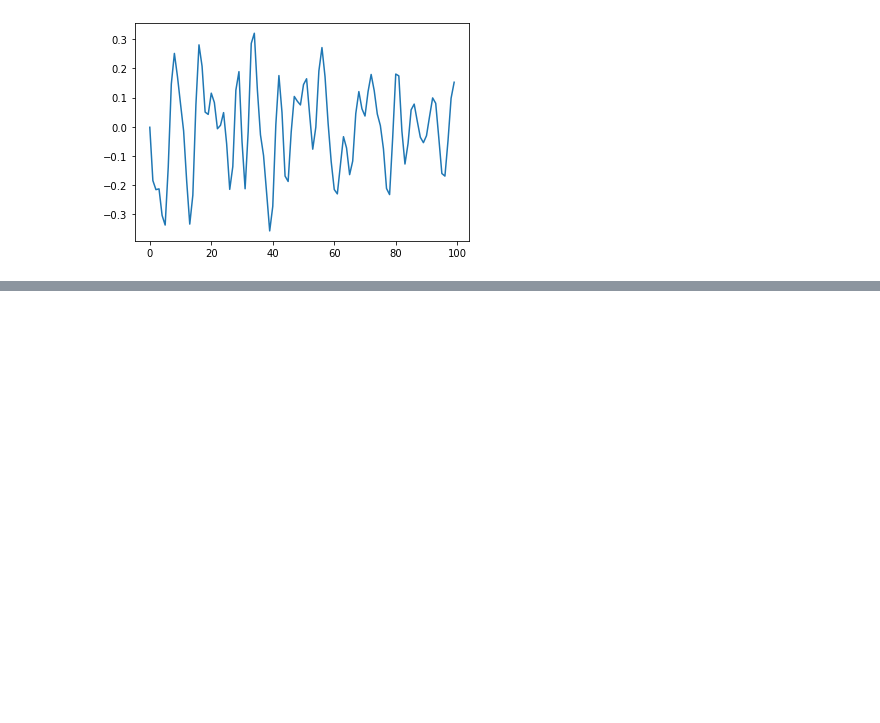
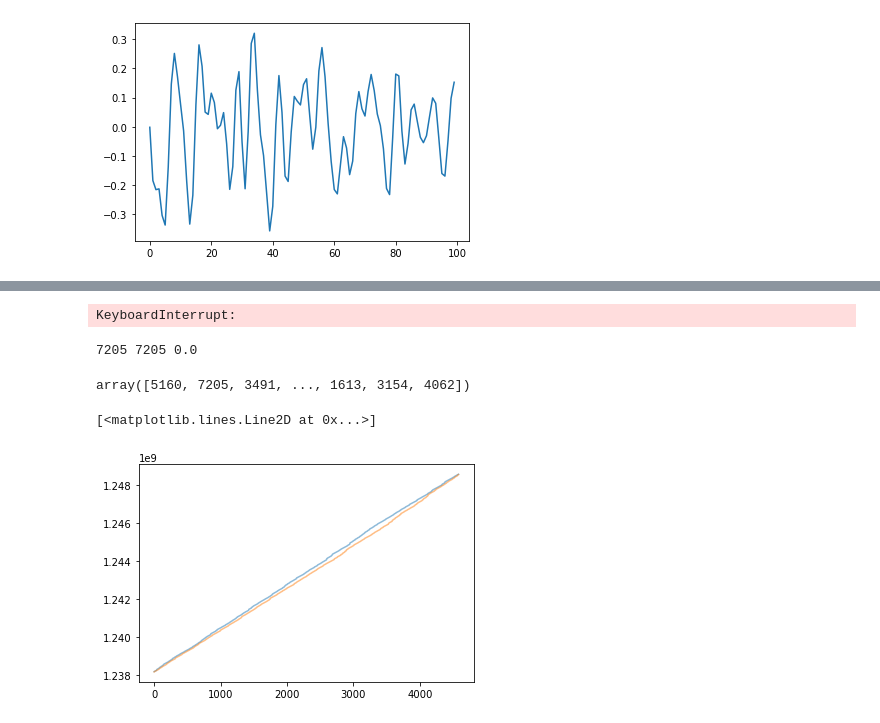
Before and after one commit to analokmaus/kaggle-g2net-2022-private, a Jupyter notebook: 05_error_analysis.ipynb, the cells around one changed output, grey strips where cells are left out. Saved outputs shown, nothing was run; the diff lists cells and outputs as text; code cells hidden in the pictures; blank space fills up the shorter version.

```diff
--- a/05_error_analysis.ipynb
+++ b/05_error_analysis.ipynb
@@ -479,0 +603,15 @@ torch.Size([2, 4096])
+# %%
+dtw_sim = np.zeros((len(gap_pattern_h1), len(gap_pattern_h1)), dtype=float)
+
+# def calc_dtw(a, b, sim):
+#     sim[]
+
+# for i in tqdm(range(len(gap_pattern_h1))):
+for i in tqdm(range(100)):
+    for j in range(len(gap_pattern_h1)):
+        if i >= j:
+            continue
+        else:
+            dtw_sim[i, j] = metrics.dtw_path(gap_pattern_h1[i], gap_pattern_h1[j])[1]
+# %% [output]
+KeyboardInterrupt:
@@ -479,0 +620,19 @@ torch.Size([2, 4096])
+# %%
+
+for i in range(len(slopes)):
+    j = np.argsort(np.abs((slopes - slopes[i])))[1]
+    score = np.abs(gap_pattern_h1[i][1000:2000] - gap_pattern_h1[j][1000:2000]).mean()
+    if score < 1000:
+        print(i, j, score)
+# %% [output]
+7205 7205 0.0
+# %%
+np.argsort(np.abs((slopes - slopes[5160])))
+# %% [output]
+array([5160, 7205, 3491, ..., 1613, 3154, 4062])
+# %%
+plt.plot(gap_pattern_h1[5160], alpha=0.5)
+plt.plot(gap_pattern_h1[7205], alpha=0.5)
+# %% [output]
+[<matplotlib.lines.Line2D at 0x...>]
+[figure, added]
```
Also changed, not shown: parts of 33 cells of this notebook, 5 other files.
